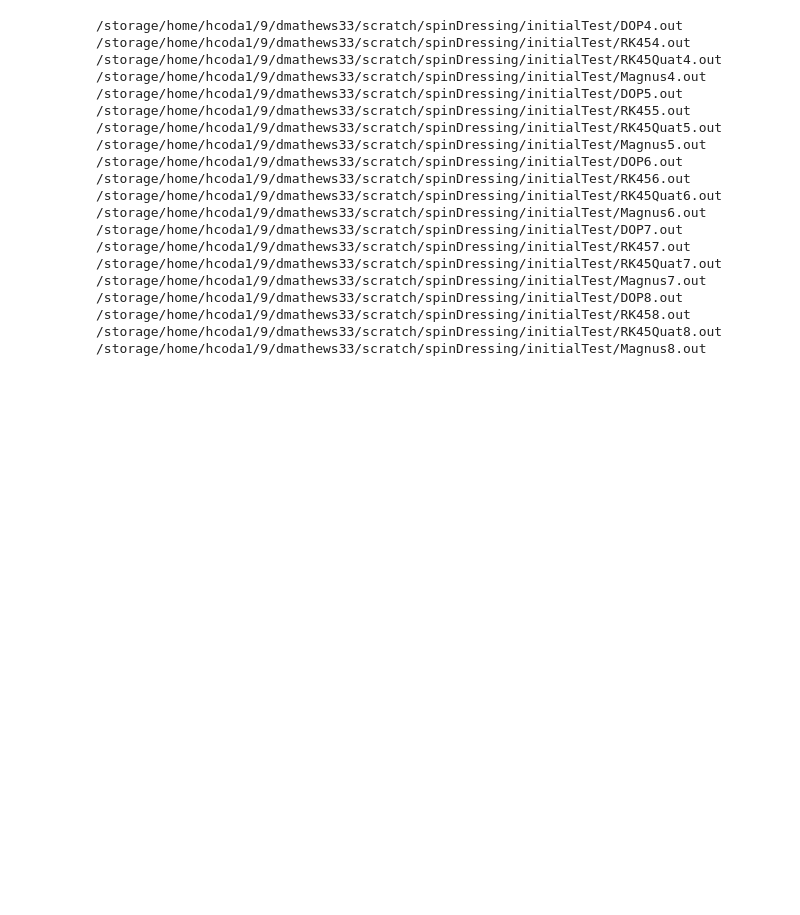
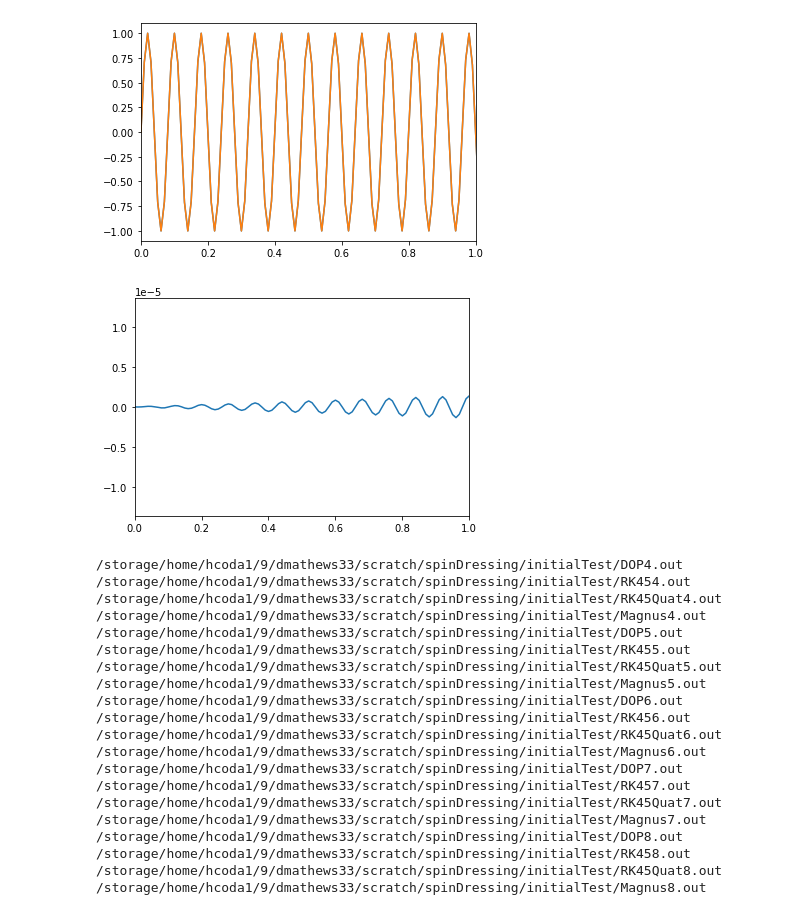
Before and after one commit to rtat-caltech/Spin-tracking, a Jupyter notebook: scripts/ValidatingSimulations.ipynb, the cells around one changed output. Saved outputs shown, nothing was run; the diff lists cells and outputs as text; code cells hidden in the pictures; blank space fills up the shorter version.

```diff
--- a/scripts/ValidatingSimulations.ipynb
+++ b/scripts/ValidatingSimulations.ipynb
@@ -168,3 +168,18 @@ def writeParameterFile(filename, runParameters):
             else:
                 f.write(key + ', '+runParameters[key]+'\n')
     return
+# %%
+newFile = readInOutputFile('/storage/home/hcoda1/9/dmathews33/scratch/blahNew.out')
+original = readInOutputFile('/storage/home/hcoda1/9/dmathews33/scratch/blah.out')
+# %%
+plt.plot(newFile[1][0]['t'], newFile[1][0]['sy'])
+plt.plot(original[1][0]['t'], original[1][0]['sy'])
+plt.xlim(0, 1.0)
+plt.show()
+
+plt.plot(newFile[1][0]['t'], newFile[1][0]['sy'] - original[1][0]['sy'])
+plt.xlim(0, 1.0)
+plt.show()
+# %% [output]
+[figure, added]
+[figure, added]
```
Also changed, not shown: parts of 1 cell of this notebook, 8 other files.
